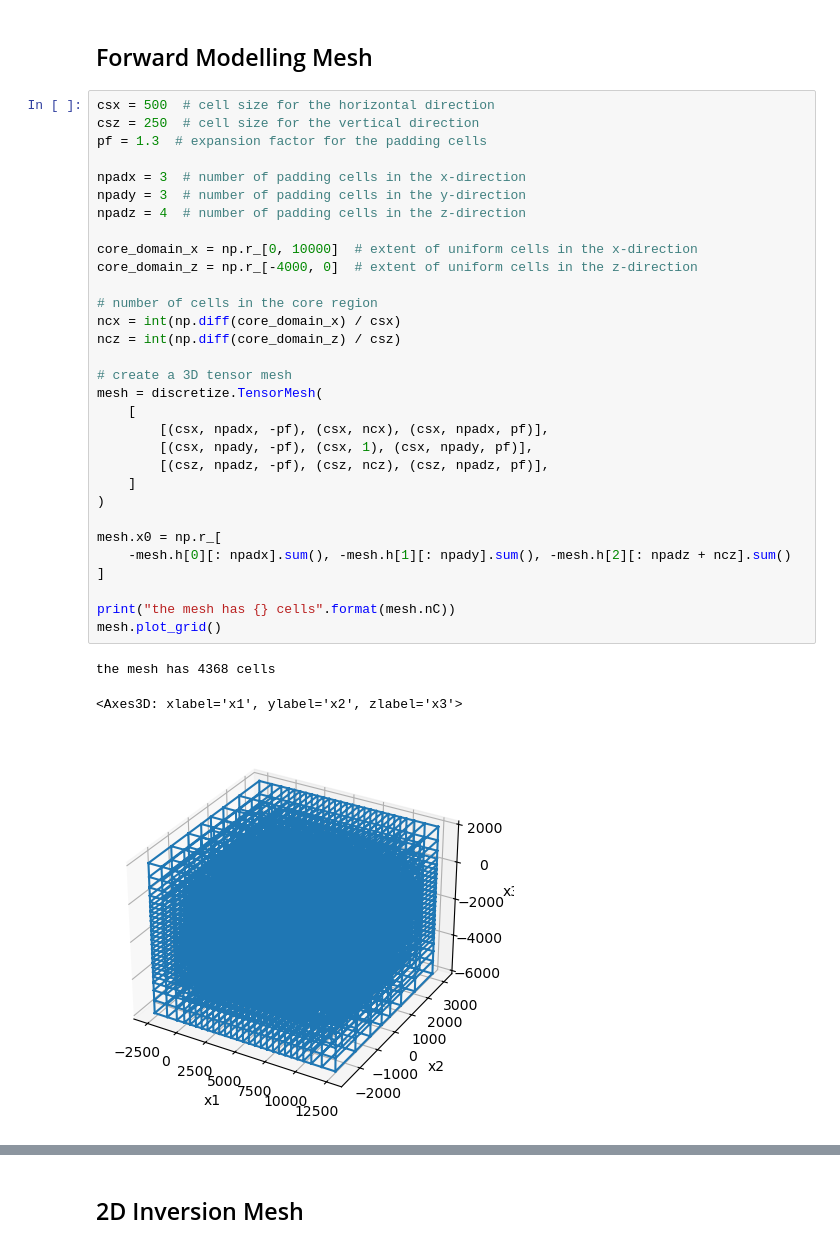
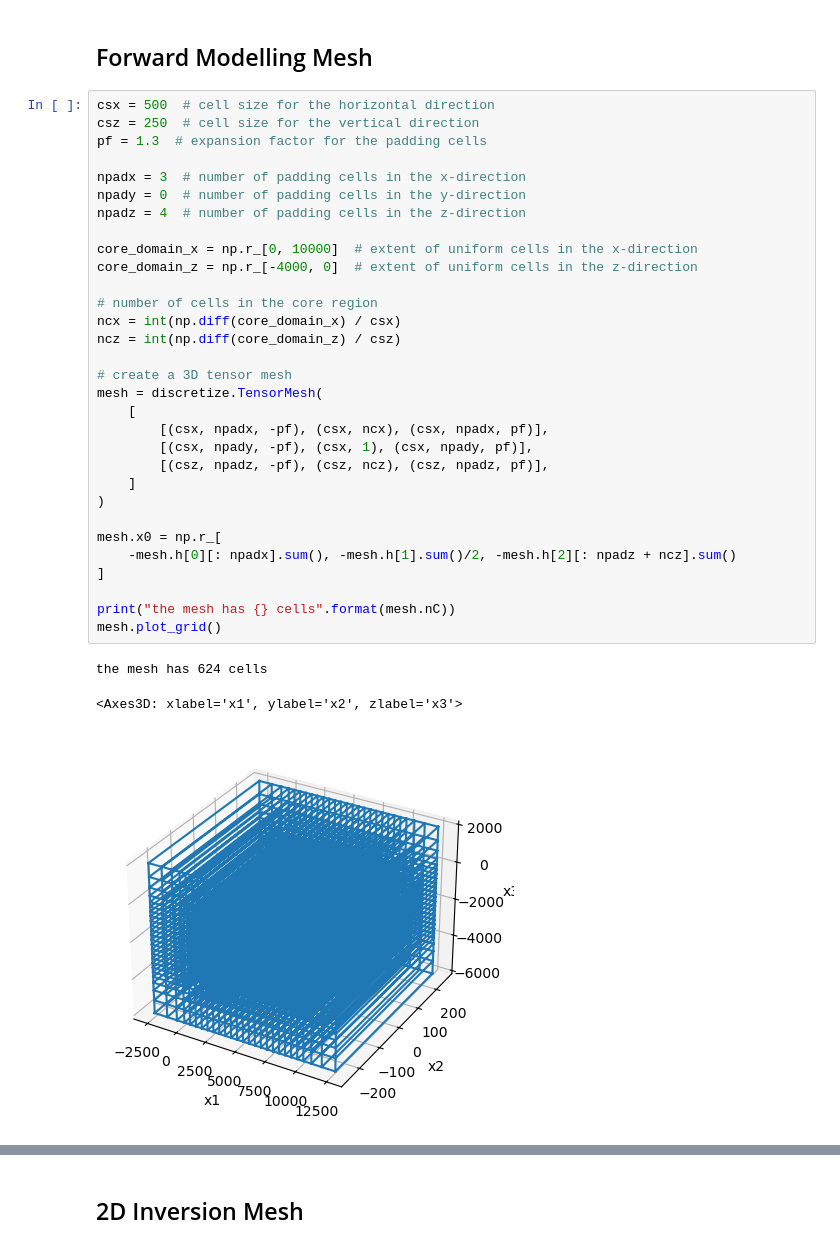
Before and after one commit to SabrinaAshik/EOSC454-Project-SabrinaAshik, a Jupyter notebook: 3d-notebooks/3d_fwd_simulation.ipynb, the cells around one changed output, grey strips where cells are left out. Saved outputs shown, nothing was run; the diff lists cells and outputs as text.

```diff
--- a/3d-notebooks/3d_fwd_simulation.ipynb
+++ b/3d-notebooks/3d_fwd_simulation.ipynb
@@ -43,35 +44,35 @@ resistivity_air = 1e8
 csx = 500  # cell size for the horizontal direction
 csz = 250  # cell size for the vertical direction
 pf = 1.3  # expansion factor for the padding cells
 
 npadx = 3  # number of padding cells in the x-direction
-npady = 3  # number of padding cells in the y-direction
+npady = 0  # number of padding cells in the y-direction
 npadz = 4  # number of padding cells in the z-direction
 
 core_domain_x = np.r_[0, 10000]  # extent of uniform cells in the x-direction
 core_domain_z = np.r_[-4000, 0]  # extent of uniform cells in the z-direction
 
 # number of cells in the core region
 ncx = int(np.diff(core_domain_x) / csx)
 ncz = int(np.diff(core_domain_z) / csz)
 
 # create a 3D tensor mesh
 mesh = discretize.TensorMesh(
     [
         [(csx, npadx, -pf), (csx, ncx), (csx, npadx, pf)],
         [(csx, npady, -pf), (csx, 1), (csx, npady, pf)],
         [(csz, npadz, -pf), (csz, ncz), (csz, npadz, pf)],
     ]
 )
 
 mesh.x0 = np.r_[
-    -mesh.h[0][: npadx].sum(), -mesh.h[1][: npady].sum(), -mesh.h[2][: npadz + ncz].sum()
+    -mesh.h[0][: npadx].sum(), -mesh.h[1].sum()/2, -mesh.h[2][: npadz + ncz].sum()
 ]
 
 print("the mesh has {} cells".format(mesh.nC))
 mesh.plot_grid()
 # %% [output]
-the mesh has 4368 cells
+the mesh has 624 cells
 <Axes3D: xlabel='x1', ylabel='x2', zlabel='x3'>
-[figure, old version]
+[figure, new version]
 # %%
```
Also changed, not shown: parts of 31 cells of this notebook, 15 other files.
